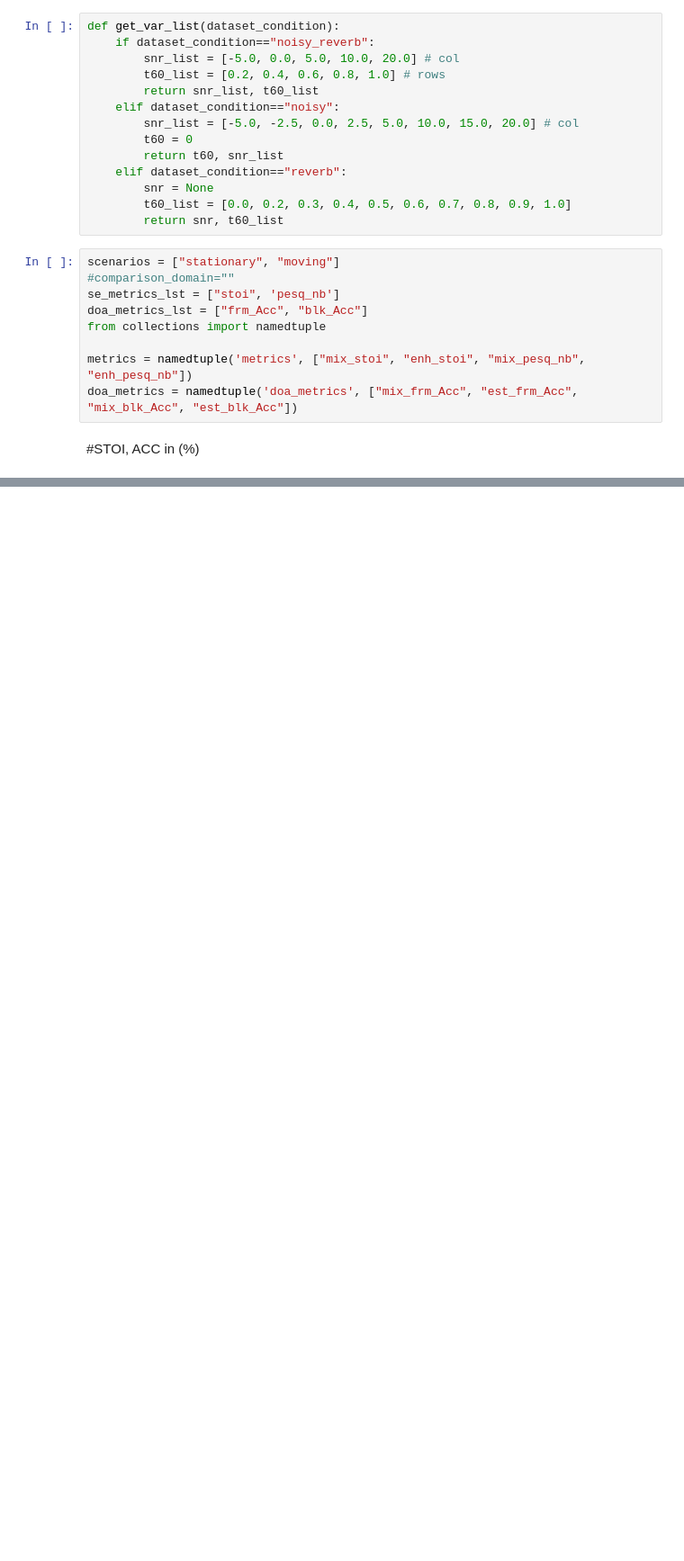
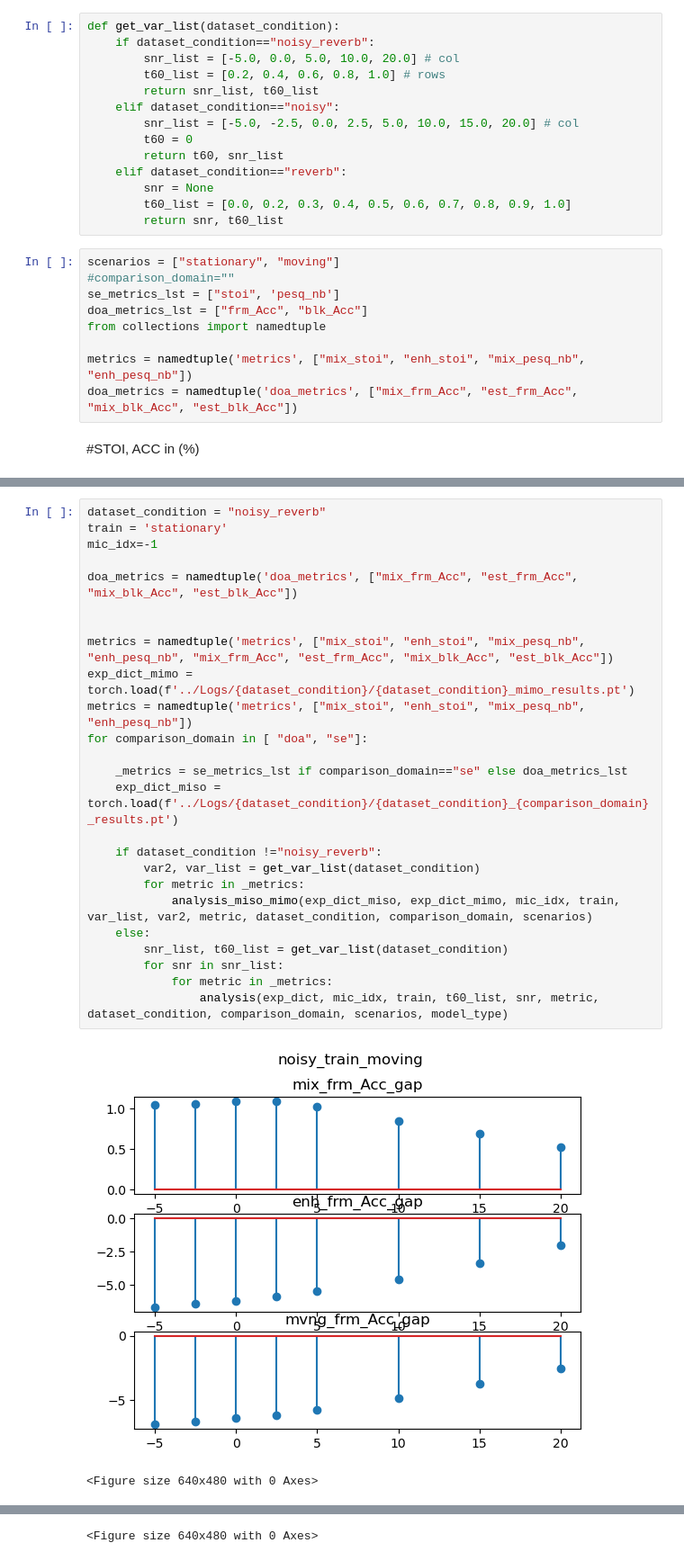
Before and after one commit to ssnani/Code, a Jupyter notebook: analysis.ipynb, the cells around one changed output, grey strips where cells are left out. Shown at 90% size. Saved outputs shown, nothing was run; the diff lists cells and outputs as text; blank space fills up the shorter version.

```diff
--- a/analysis.ipynb
+++ b/analysis.ipynb
@@ -178,0 +267,28 @@ for comparison_domain in [ "doa", "se"]:
+# %%
+dataset_condition = "noisy_reverb"
+train = 'stationary'
+mic_idx=-1
+
+doa_metrics = namedtuple('doa_metrics', ["mix_frm_Acc", "est_frm_Acc", "mix_blk_Acc", "est_blk_Acc"])
+
+
+metrics = namedtuple('metrics', ["mix_stoi", "enh_stoi", "mix_pesq_nb", "enh_pesq_nb", "mix_frm_Acc", "est_frm_Acc", "mix_blk_Acc", "est_blk_Acc"])
+exp_dict_mimo = torch.load(f'../Logs/{dataset_condition}/{dataset_condition}_mimo_results.pt')
+metrics = namedtuple('metrics', ["mix_stoi", "enh_stoi", "mix_pesq_nb", "enh_pesq_nb"])
+for comparison_domain in [ "doa", "se"]:
+
+    _metrics = se_metrics_lst if comparison_domain=="se" else doa_metrics_lst
+    exp_dict_miso = torch.load(f'../Logs/{dataset_condition}/{dataset_condition}_{comparison_domain}_results.pt')
+
+    if dataset_condition !="noisy_reverb":
+        var2, var_list = get_var_list(dataset_condition)
+        for metric in _metrics:
+            analysis_miso_mimo(exp_dict_miso, exp_dict_mimo, mic_idx, train, var_list, var2, metric, dataset_condition, comparison_domain, scenarios)
+    else:
+        snr_list, t60_list = get_var_list(dataset_condition)
+        for snr in snr_list:
+            for metric in _metrics:
+                analysis(exp_dict, mic_idx, train, t60_list, snr, metric, dataset_condition, comparison_domain, scenarios, model_type)
+# %% [output]
+[figure, added]
+<Figure size 640x480 with 0 Axes>
@@ -178,0 +298 @@ for comparison_domain in [ "doa", "se"]:
+<Figure size 640x480 with 0 Axes>
```
Also changed, not shown: parts of 10 cells of this notebook, 9 other files.
